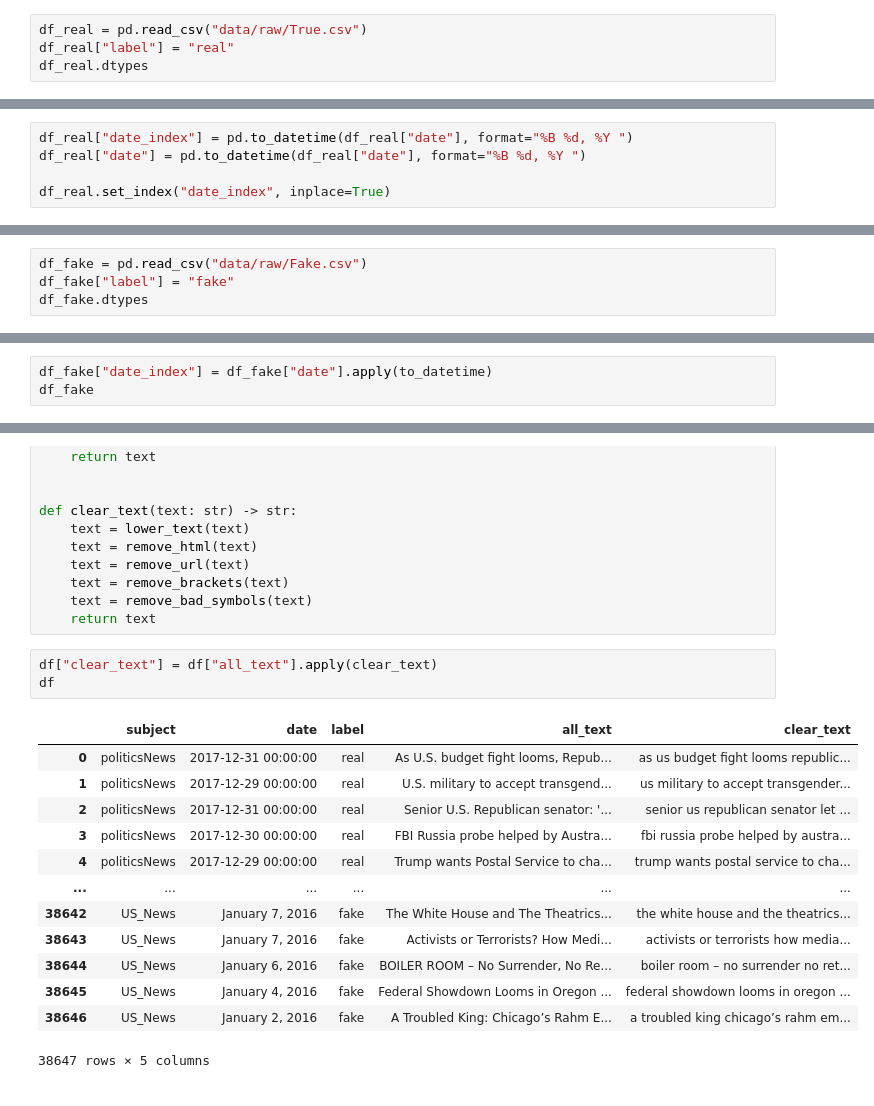
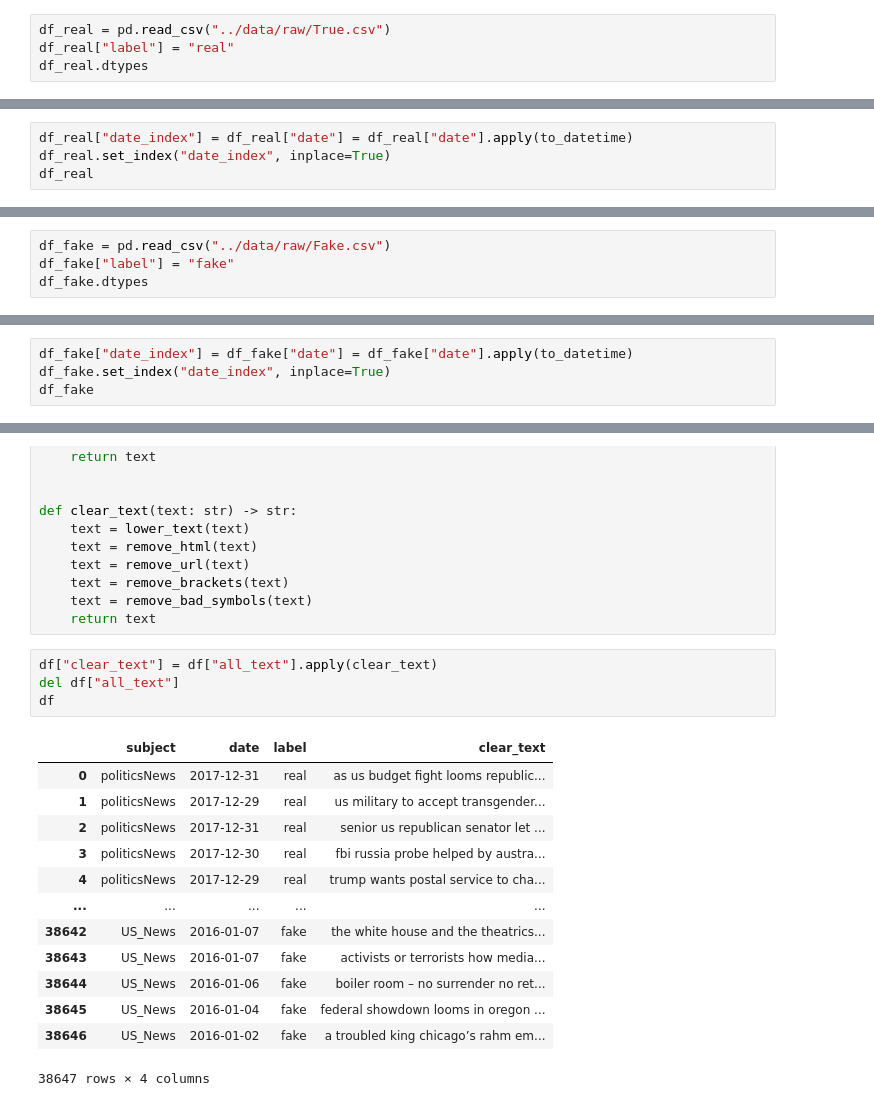
Before and after one commit to LJaremek/ZPRP-news-classification, a Jupyter notebook: notebooks/prepare_data.ipynb, the cells around one changed output, grey strips where cells are left out. Cells and saved outputs as stored; diff of their text form.

```diff
--- a/notebooks/prepare_data.ipynb
+++ b/notebooks/prepare_data.ipynb
@@ -55,7 +127,7 @@ def to_datetime(date_str: str) -> datetime:
 # %% [markdown]
 # Real news - Analysing data
 # %%
-df_real = pd.read_csv("data/raw/True.csv")
+df_real = pd.read_csv("../data/raw/True.csv")
 df_real["label"] = "real"
 df_real.dtypes
 # %% [output]
@@ -105,7 +177,6 @@ politicsNews    11272
 worldnews       10145
 Name: count, dtype: int64
 # %%
-df_real["date_index"] = pd.to_datetime(df_real["date"], format="%B %d, %Y ")
-df_real["date"] = pd.to_datetime(df_real["date"], format="%B %d, %Y ")
-
+df_real["date_index"] = df_real["date"] = df_real["date"].apply(to_datetime)
 df_real.set_index("date_index", inplace=True)
+df_real
@@ -147,7 +242,7 @@ df_real["all_text"][0]
 # %% [markdown]
 # Fake news - Analysing data
 # %%
-df_fake = pd.read_csv("data/raw/Fake.csv")
+df_fake = pd.read_csv("../data/raw/Fake.csv")
 df_fake["label"] = "fake"
 df_fake.dtypes
 # %% [output]
@@ -207,6 +302,7 @@ left-news           683
 Government News     514
 Name: count, dtype: int64
 # %%
-df_fake["date_index"] = df_fake["date"].apply(to_datetime)
+df_fake["date_index"] = df_fake["date"] = df_fake["date"].apply(to_datetime)
+df_fake.set_index("date_index", inplace=True)
 df_fake
 # %% [output]
@@ -323,18 +422,19 @@ def clear_text(text: str) -> str:
     return text
 # %%
 df["clear_text"] = df["all_text"].apply(clear_text)
+del df["all_text"]
 df
 # %% [output]
-|  | subject | date | label | all_text | clear_text |
-| 0 | politicsNews | 2017-12-31 00:00:00 | real | As U.S. budget fight looms, Repub... | as us budget fight looms republic... |
-| 1 | politicsNews | 2017-12-29 00:00:00 | real | U.S. military to accept transgend... | us military to accept transgender... |
-| 2 | politicsNews | 2017-12-31 00:00:00 | real | Senior U.S. Republican senator: '... | senior us republican senator let ... |
-| 3 | politicsNews | 2017-12-30 00:00:00 | real | FBI Russia probe helped by Austra... | fbi russia probe helped by austra... |
-| 4 | politicsNews | 2017-12-29 00:00:00 | real | Trump wants Postal Service to cha... | trump wants postal service to cha... |
-| ... | ... | ... | ... | ... | ... |
-| 38642 | US_News | January 7, 2016 | fake | The White House and The Theatrics... | the white house and the theatrics... |
-| 38643 | US_News | January 7, 2016 | fake | Activists or Terrorists? How Medi... | activists or terrorists how media... |
-| 38644 | US_News | January 6, 2016 | fake | BOILER ROOM – No Surrender, No Re... | boiler room – no surrender no ret... |
-| 38645 | US_News | January 4, 2016 | fake | Federal Showdown Looms in Oregon ... | federal showdown looms in oregon ... |
-| 38646 | US_News | January 2, 2016 | fake | A Troubled King: Chicago’s Rahm E... | a troubled king chicago’s rahm em... |
+|  | subject | date | label | clear_text |
+| 0 | politicsNews | 2017-12-31 | real | as us budget fight looms republic... |
+| 1 | politicsNews | 2017-12-29 | real | us military to accept transgender... |
+| 2 | politicsNews | 2017-12-31 | real | senior us republican senator let ... |
+| 3 | politicsNews | 2017-12-30 | real | fbi russia probe helped by austra... |
+| 4 | politicsNews | 2017-12-29 | real | trump wants postal service to cha... |
+| ... | ... | ... | ... | ... |
+| 38642 | US_News | 2016-01-07 | fake | the white house and the theatrics... |
+| 38643 | US_News | 2016-01-07 | fake | activists or terrorists how media... |
+| 38644 | US_News | 2016-01-06 | fake | boiler room – no surrender no ret... |
+| 38645 | US_News | 2016-01-04 | fake | federal showdown looms in oregon ... |
+| 38646 | US_News | 2016-01-02 | fake | a troubled king chicago’s rahm em... |
-38647 rows × 5 columns
+38647 rows × 4 columns
```
Also changed, not shown: parts of 17 cells of this notebook.
